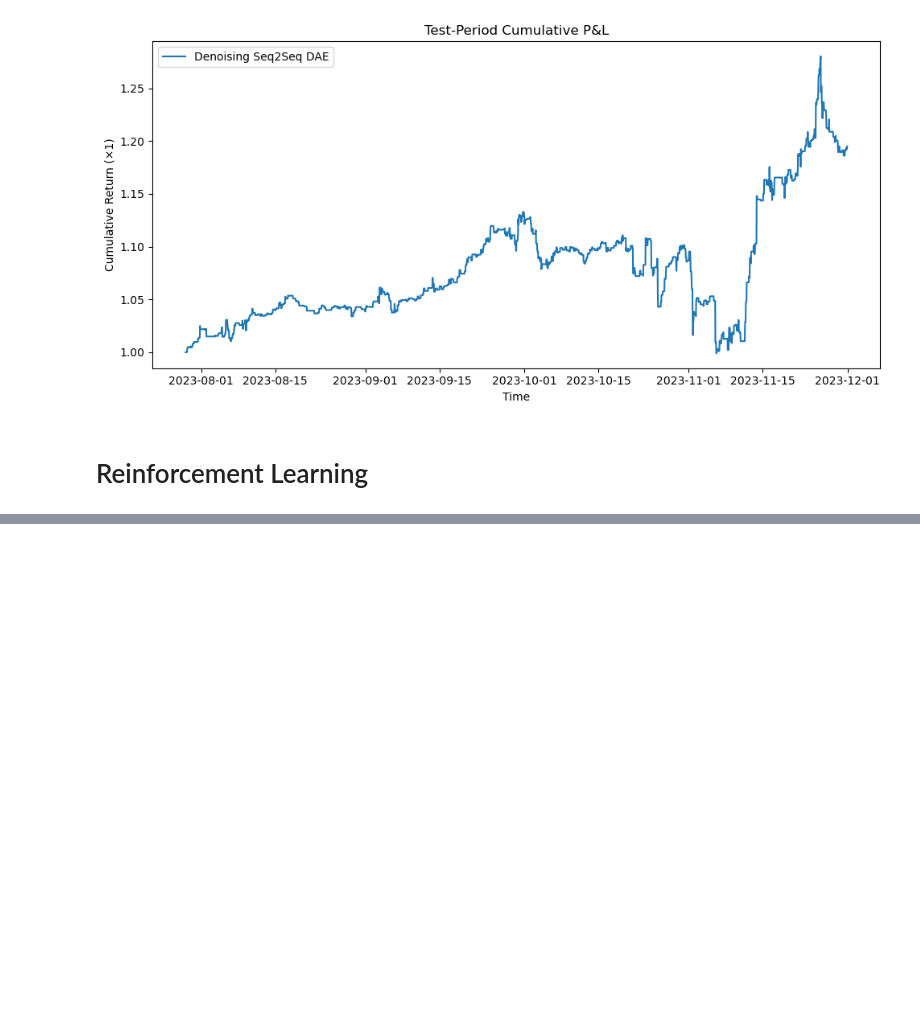
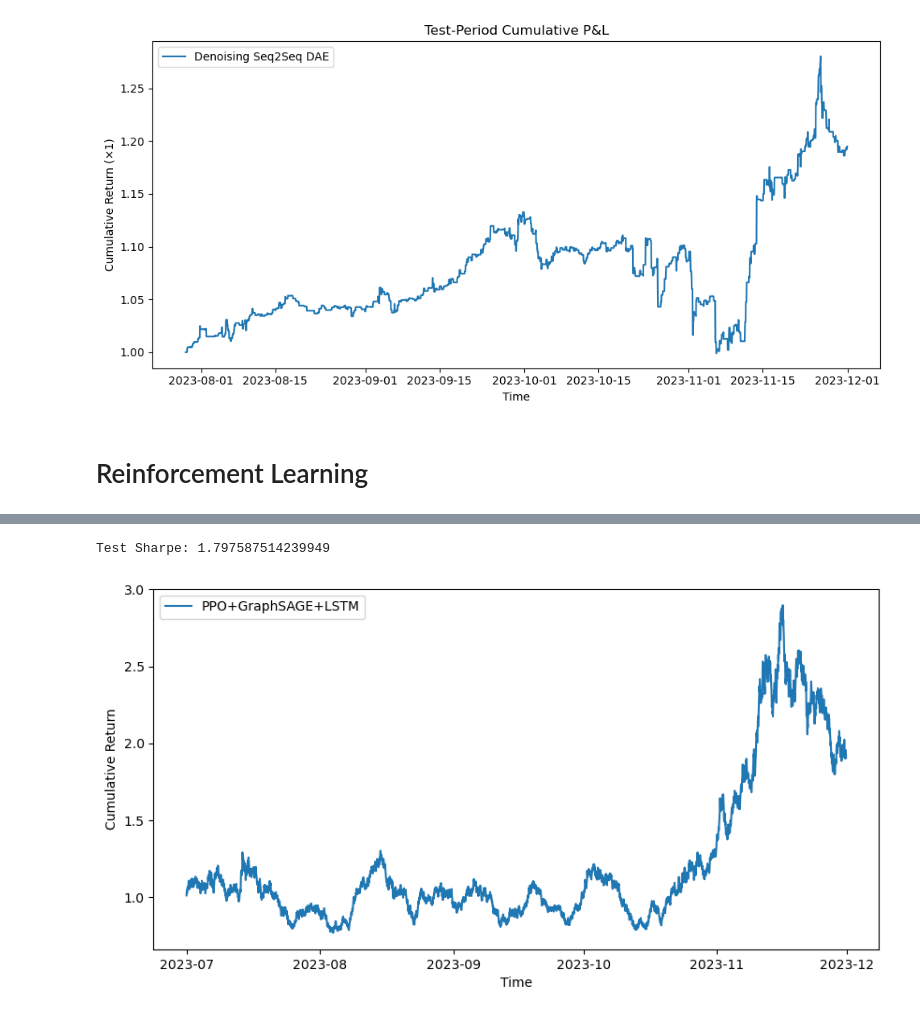
Before and after one commit to spurs7216/Quant_Research, a Jupyter notebook: ML_strategy.ipynb, the cells around one changed output, grey strips where cells are left out. Saved outputs shown, nothing was run; the diff lists cells and outputs as text; code cells hidden in the pictures; blank space fills up the shorter version.

```diff
--- a/ML_strategy.ipynb
+++ b/ML_strategy.ipynb
@@ -1041,14 +664,7 @@ Annualized Sharpe   = -1.77
 # %%
-# cum_pnl   = np.cumprod(1 + pnl_array)
-# times_test = coin_df['open_time'].iloc[
-#     t0 + split_idx : t0 + split_idx + len(pnl_array)
-# ].reset_index(drop=True)
-
-# plt.figure(figsize=(10, 5))
-# plt.plot(times_test, cum_pnl, label='DRQN Cumulative PnL (Corrected)')
-# plt.xlabel('Time')
-# plt.ylabel('Cumulative Return (×1)')
-# plt.title(f'DRQN Test Performance on {coin} (Corrected)')
-# plt.legend()
-# plt.tight_layout()
-# plt.show()
+import torch.optim as optim
+import random
+from collections import deque
+from torch.distributions import Categorical
+from torch.distributions import Normal
+COIN_LIST   = list(data_df["coin_type"].unique())
@@ -1054,0 +1038,31 @@ Annualized Sharpe   = -1.77
+# %%
+
+# ------------------------------------------------------------
+# 8. TEST & PLOT
+# ------------------------------------------------------------
+test_env = CryptoPortfolioEnv(states_full[mask_test], rets_full[mask_test],0.0002,0.1,0.01)
+test_sh = evaluate_env(test_env, model)
+print("Test Sharpe:", test_sh)
+
+# Plot cumulative return
+pnls, done = [], False
+obs, hidden = test_env.reset(), model.init_hidden()
+while not done:
+    x, hidden = torch.from_numpy(obs).float().unsqueeze(0).unsqueeze(0).to(DEVICE), hidden
+    logits, _, hidden = model(x, hidden)
+    a = int(Categorical(logits=logits).probs.argmax().item())
+    obs, r, done, _ = test_env.step(a)
+    pnls.append(r)
+    if done:
+        hidden = model.init_hidden()
+
+pnls = np.array(pnls, dtype=np.float32)
+cum  = np.cumprod(1 + pnls)
+times= times_full[mask_test][:len(cum)]
+
+plt.figure(figsize=(10,5))
+plt.plot(times, cum, label="PPO+GraphSAGE+LSTM")
+plt.xlabel("Time"); plt.ylabel("Cumulative Return"); plt.legend(); plt.show()
+# %% [output]
+Test Sharpe: 1.797587514239949
+[figure, added]
```
Also changed, not shown: parts of 12 cells of this notebook.
